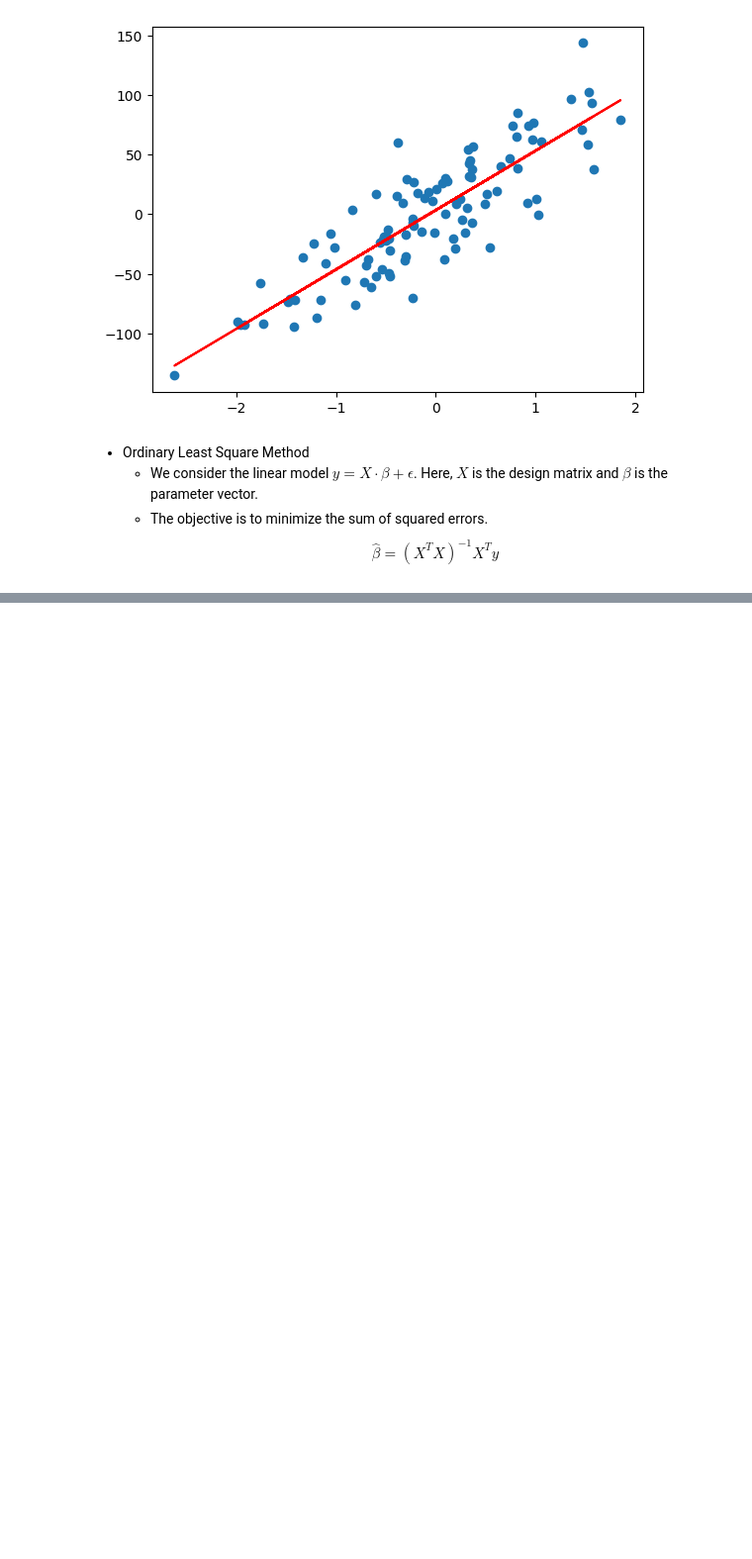
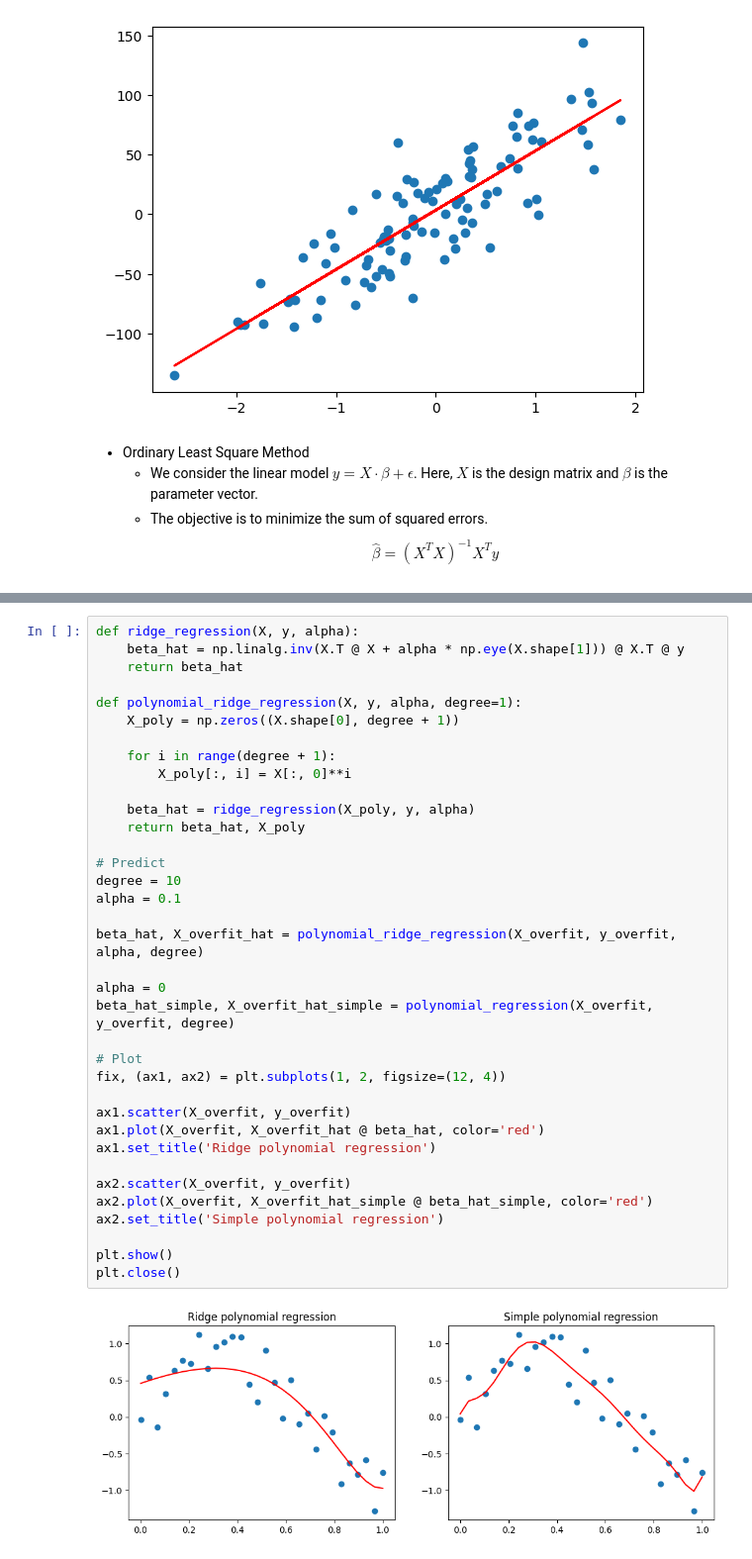
Before and after one commit to robertpaulp/ML-from-scratch, a Jupyter notebook: supervised_learning/regression.ipynb, the cells around one changed output, grey strips where cells are left out. Shown at 99% size. Drawn from its saved outputs; the diff is of its cells as text; blank space fills up the shorter version.

```diff
--- a/supervised_learning/regression.ipynb
+++ b/supervised_learning/regression.ipynb
@@ -67,0 +158,38 @@ Estimated betta: [49.39056071]
+# %%
+def ridge_regression(X, y, alpha):
+    beta_hat = np.linalg.inv(X.T @ X + alpha * np.eye(X.shape[1])) @ X.T @ y
+    return beta_hat
+
+def polynomial_ridge_regression(X, y, alpha, degree=1):
+    X_poly = np.zeros((X.shape[0], degree + 1))
+
+    for i in range(degree + 1):
+        X_poly[:, i] = X[:, 0]**i
+
+    beta_hat = ridge_regression(X_poly, y, alpha)
+    return beta_hat, X_poly
+
+# Predict
+degree = 10
+alpha = 0.1
+
+beta_hat, X_overfit_hat = polynomial_ridge_regression(X_overfit, y_overfit, alpha, degree)
+
+alpha = 0
+beta_hat_simple, X_overfit_hat_simple = polynomial_regression(X_overfit, y_overfit, degree)
+
+# Plot
+fix, (ax1, ax2) = plt.subplots(1, 2, figsize=(12, 4))
+
+ax1.scatter(X_overfit, y_overfit)
+ax1.plot(X_overfit, X_overfit_hat @ beta_hat, color='red')
+ax1.set_title('Ridge polynomial regression')
+
+ax2.scatter(X_overfit, y_overfit)
+ax2.plot(X_overfit, X_overfit_hat_simple @ beta_hat_simple, color='red')
+ax2.set_title('Simple polynomial regression')
+
+plt.show()
+plt.close()
+# %% [output]
+[figure, added]
```
Also changed, not shown: parts of 14 cells of this notebook.
